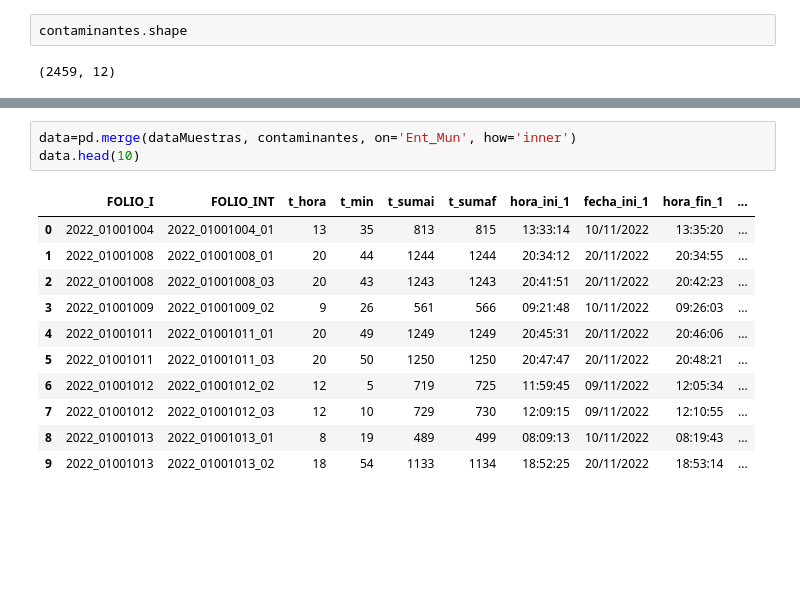
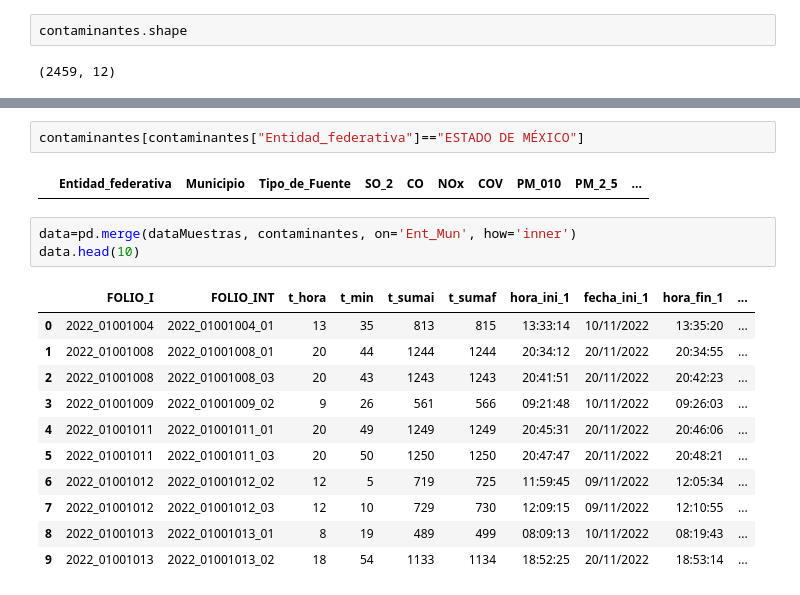
Before and after one commit to JuanPabloDP/Environmental-pollution-and-health-GBN, a Jupyter notebook: scripts/visualizacion.ipynb, the cells around one changed output, grey strips where cells are left out. Cells and saved outputs as stored; diff of their text form; blank space fills up the shorter version.

```diff
--- a/scripts/visualizacion.ipynb
+++ b/scripts/visualizacion.ipynb
@@ -383,6 +393,10 @@ set(dataMuestras["Ent_Mun"]) - set(contaminantes["Ent_Mun"])
  'MORELOS HUEYAPAN',
  'OAXACA HEROICA CIUDAD DE HUAJUAPAN DE LEÓ',
  'VERACRUZ NANCHITAL DE LÁZARO CÁRDENAS DEL R'}
+# %%
+contaminantes[contaminantes["Entidad_federativa"]=="ESTADO DE MÉXICO"]
+# %% [output]
+|  | Entidad_federativa | Municipio | Tipo_de_Fuente | SO_2 | CO | NOx | COV | PM_010 | PM_2_5 | ... |
 # %%
 data=pd.merge(dataMuestras, contaminantes, on='Ent_Mun', how='inner')
 data.head(10)
```
Also changed, not shown: parts of 6 cells of this notebook.
